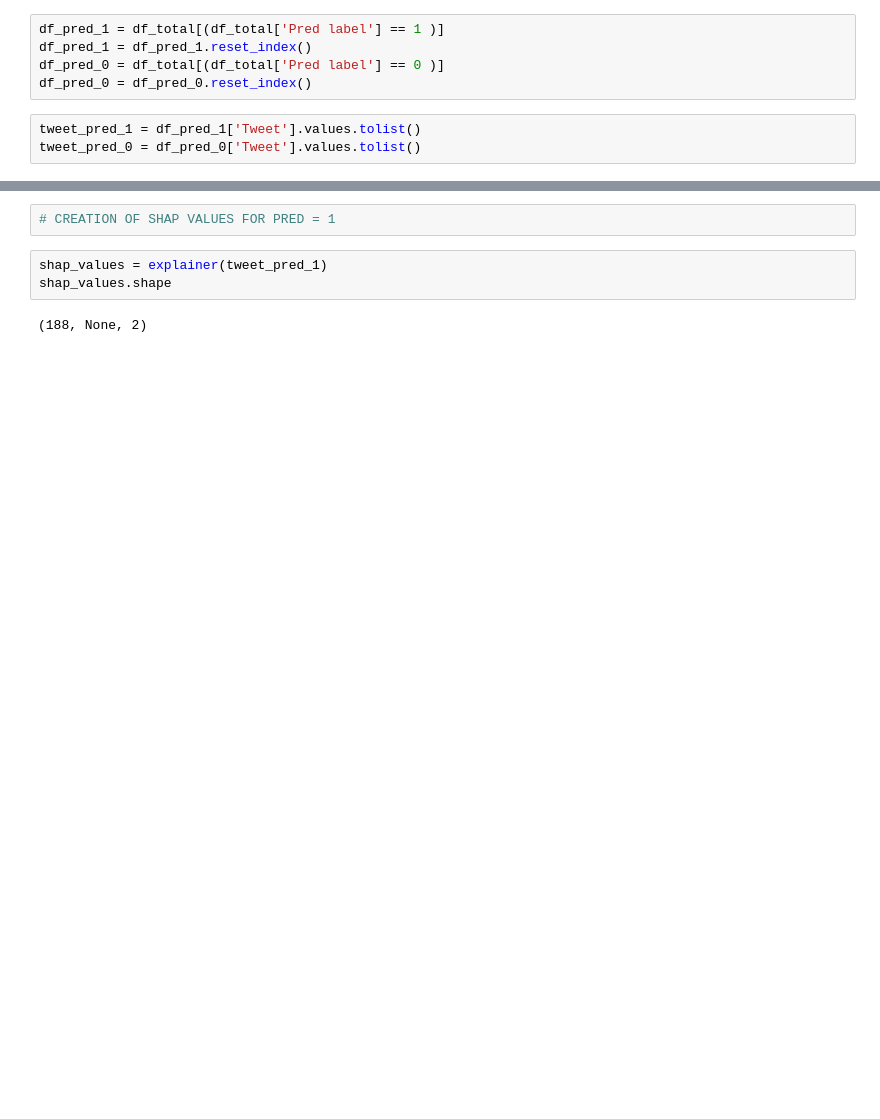
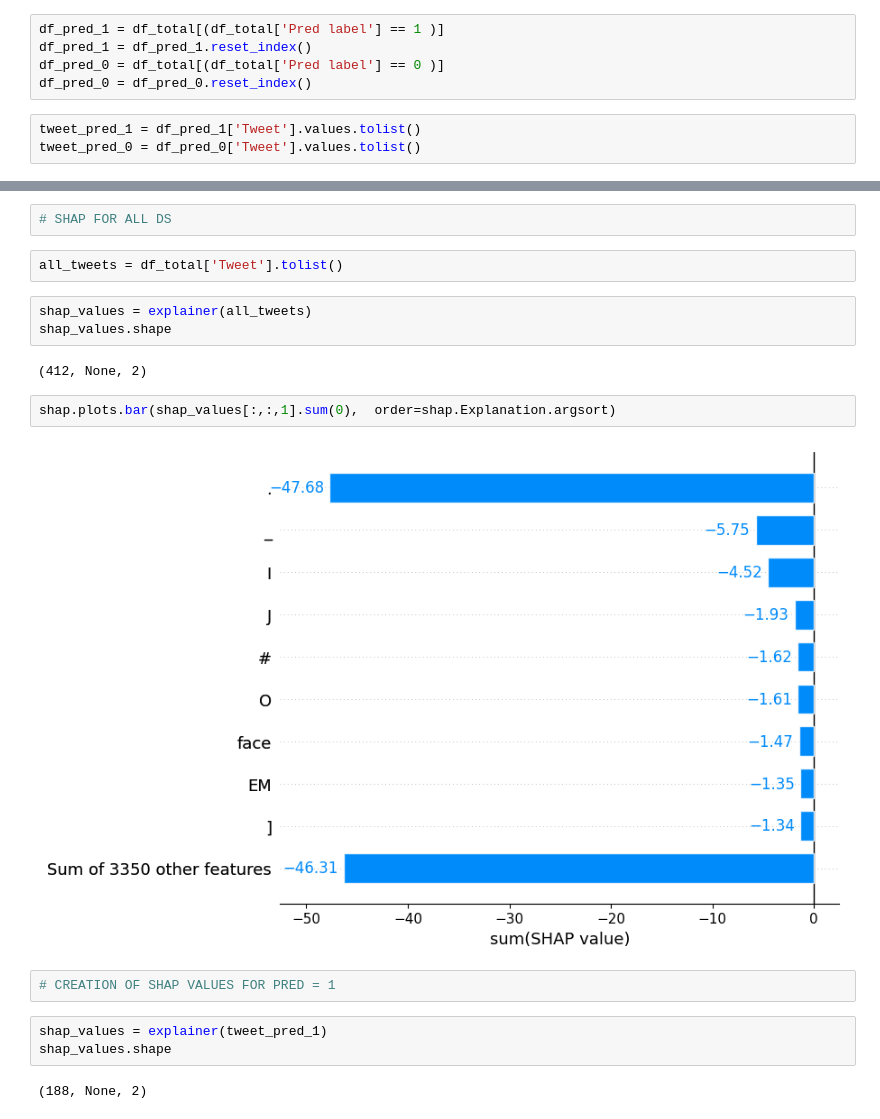
Before and after one commit to auro736/food_risk_MS_thesis, a Jupyter notebook: tasks/shap_new.ipynb, the cells around one changed output, grey strips where cells are left out. Saved outputs shown, nothing was run; the diff lists cells and outputs as text; blank space fills up the shorter version.

Commit message:
shap doppia barra viene male elp

```diff
--- a/tasks/shap_new.ipynb
+++ b/tasks/shap_new.ipynb
@@ -70,3 +112,16 @@ tweet_pred_0 = df_pred_0['Tweet'].values.tolist()
+# %%
+# SHAP FOR ALL DS
+# %%
+all_tweets = df_total['Tweet'].tolist()
+# %%
+shap_values = explainer(all_tweets)
+shap_values.shape
+# %% [output]
+(412, None, 2)
+# %%
+shap.plots.bar(shap_values[:,:,1].sum(0),  order=shap.Explanation.argsort)
+# %% [output]
+[figure, added]
 # %%
 # CREATION OF SHAP VALUES FOR PRED = 1
 # %%
```
Also changed, not shown: parts of 10 cells of this notebook, 13 other files.
